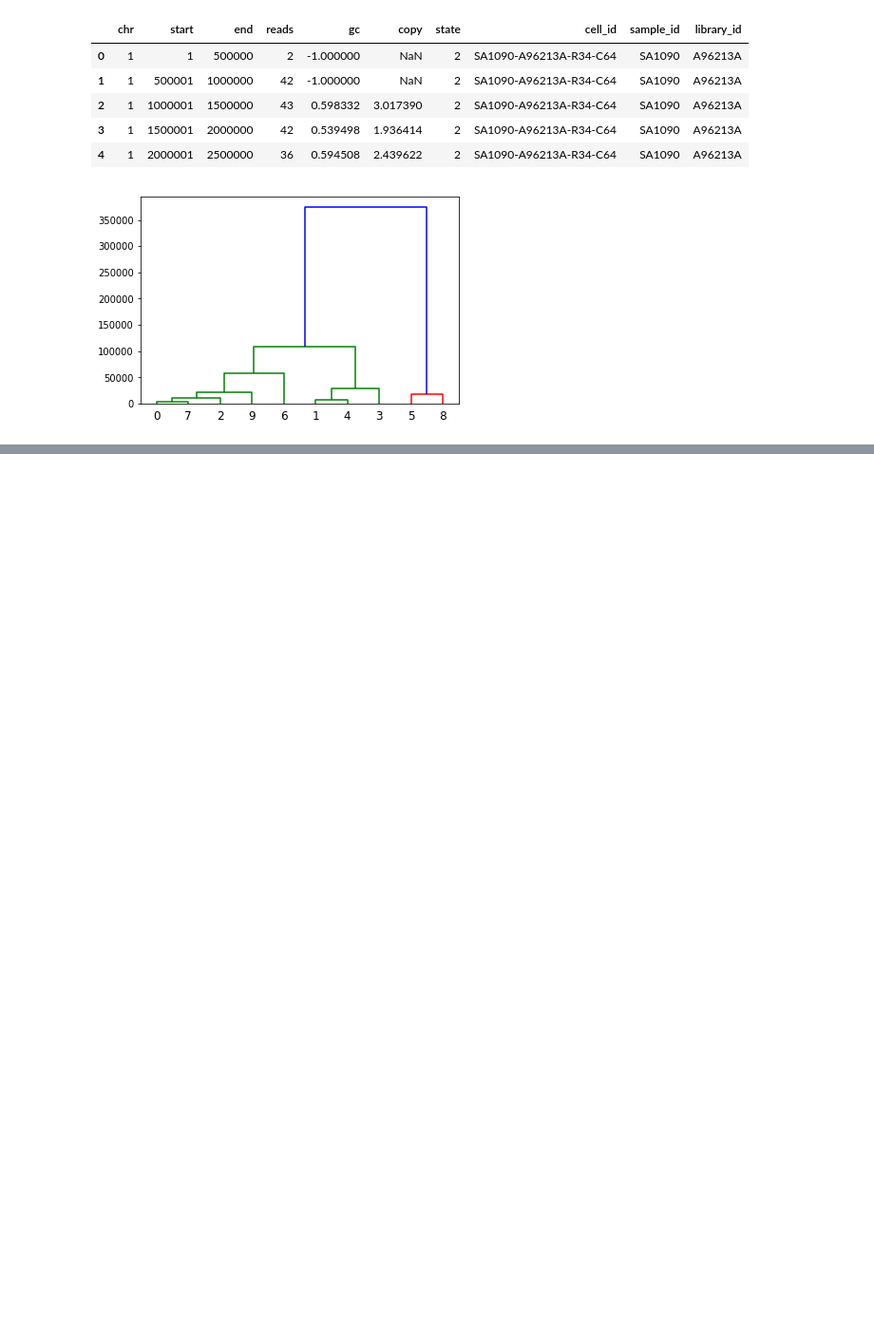
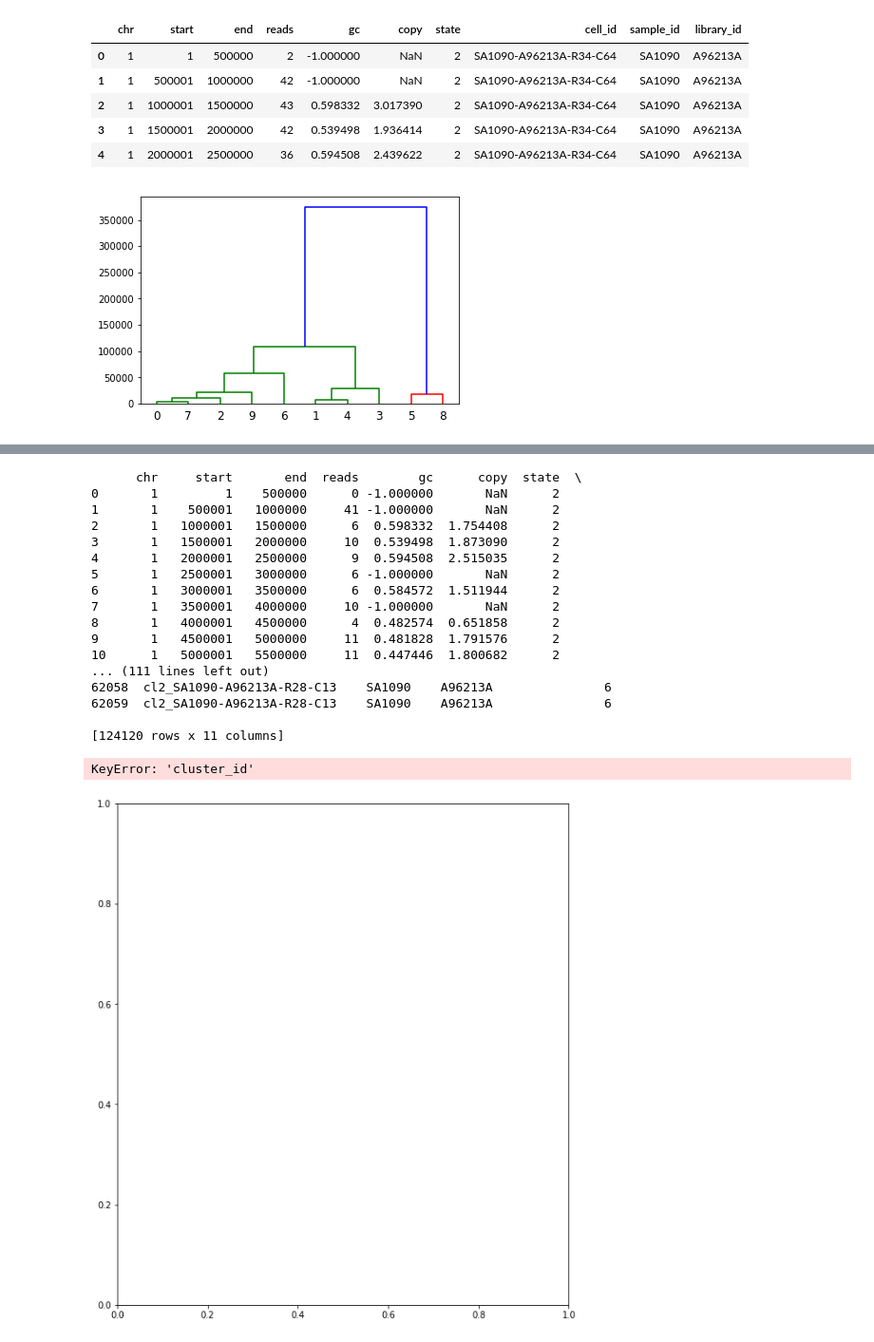
Before and after one commit to shahcompbio/scgenome-deprecated, a Jupyter notebook: notebooks/bhc_v_umap_hdb_ovarian.ipynb, the cells around one changed output, grey strips where cells are left out. Shown at 95% size. Saved outputs shown, nothing was run; the diff lists cells and outputs as text; code cells hidden in the pictures; blank space fills up the shorter version.

Commit message:
Prune tree for clustering

```diff
--- a/notebooks/bhc_v_umap_hdb_ovarian.ipynb
+++ b/notebooks/bhc_v_umap_hdb_ovarian.ipynb
@@ -151,12 +155,40 @@ g = sns.clustermap(bi_cn_meas, col_cluster=False, row_linkage=nbiplot_data, ytic
 # %%
 from scgenome.cnplot import plot_clustered_cell_cn_matrix_figure
+from scgenome.cncluster import prune_cluster
+import matplotlib.pyplot as plt
+from scipy.cluster.hierarchy import fcluster
+
+bifclustering = fcluster(biplot_data, 1.1)
+pruned = prune_cluster(bifclustering, bi_cn_ids, bi_cn_data)
+print(pruned)
+
 fig = plt.figure(figsize=(8,8))
 plot_clustered_cell_cn_matrix_figure(fig, bi_cn_data, "state")
 
-def plot_clustered_cell_cn_matrix_figure(fig, cn_data, cn_field_name,
-                                         cluster_field_name='cluster_id',
-                                         raw=False, max_cn=13,
-                                         linkage=None, origin_field_name=None):
+#def plot_clustered_cell_cn_matrix_figure(fig, cn_data, cn_field_name,
+#                                         cluster_field_name='cluster_id',
+#                                         raw=False, max_cn=13,
+#                                         linkage=None, origin_field_name=None):
+# %% [output]
+      chr     start       end  reads        gc      copy  state  \
+0       1         1    500000      0 -1.000000       NaN      2
+1       1    500001   1000000     41 -1.000000       NaN      2
+2       1   1000001   1500000      6  0.598332  1.754408      2
+3       1   1500001   2000000     10  0.539498  1.873090      2
+4       1   2000001   2500000      9  0.594508  2.515035      2
+5       1   2500001   3000000      6 -1.000000       NaN      2
+6       1   3000001   3500000      6  0.584572  1.511944      2
+7       1   3500001   4000000     10 -1.000000       NaN      2
+8       1   4000001   4500000      4  0.482574  0.651858      2
+9       1   4500001   5000000     11  0.481828  1.791576      2
+10      1   5000001   5500000     11  0.447446  1.800682      2
+... (111 lines left out)
+62058  cl2_SA1090-A96213A-R28-C13    SA1090    A96213A               6
+62059  cl2_SA1090-A96213A-R28-C13    SA1090    A96213A               6
+
+[124120 rows x 11 columns]
+KeyError: 'cluster_id'
+[figure, added]
 # %%
 import pandas as pd
 display(pd.DataFrame(plot_data))
```
Also changed, not shown: parts of 11 cells of this notebook, 1 other file.
